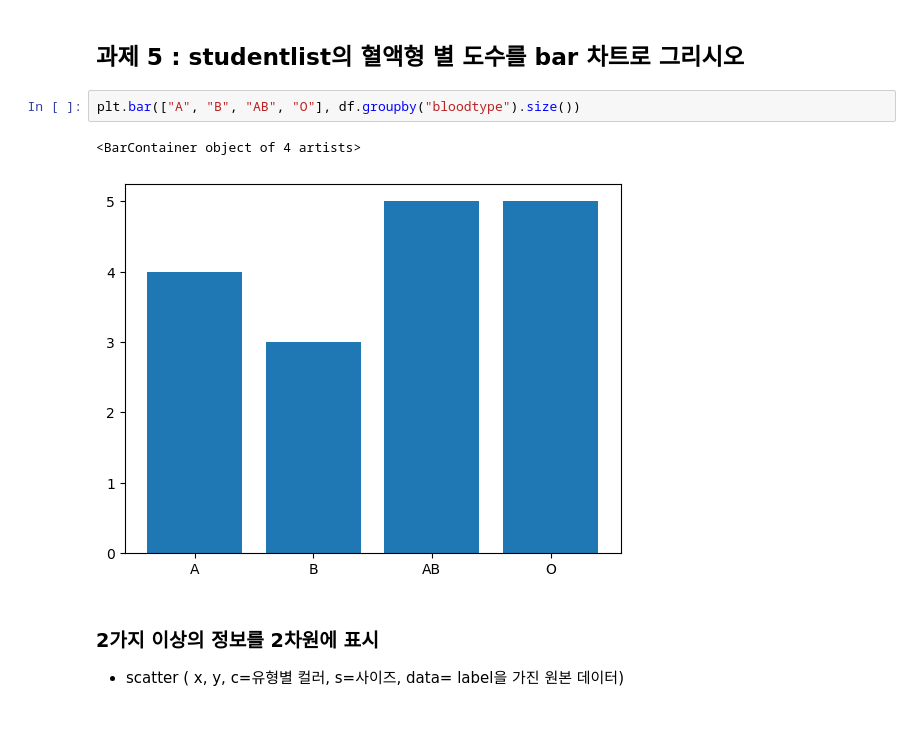
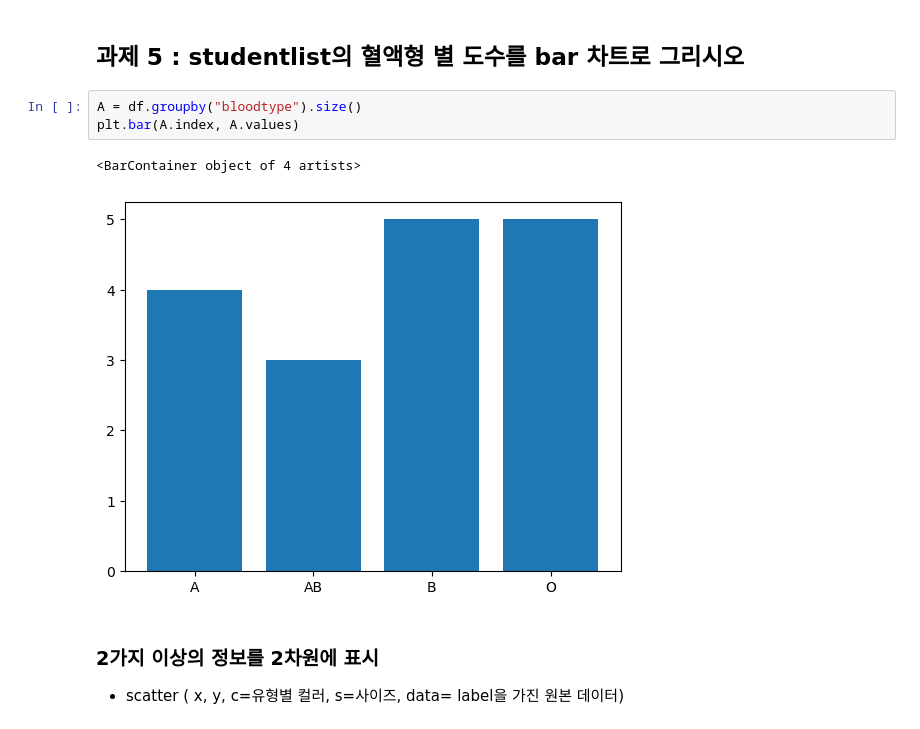
Before and after one commit to siyeonSon/big-data-analysis_ass, a Jupyter notebook: 실습-02/02.ipynb, the cells around one changed output. Cells and saved outputs as stored; diff of their text form.

```diff
--- a/실습-02/02.ipynb
+++ b/실습-02/02.ipynb
@@ -725,11 +719,12 @@ Text(0.5, 0.98, 'Categorical Plotting')
 [figure]
 # %% [markdown]
 ## 과제 5 : studentlist의 혈액형 별 도수를 bar 차트로 그리시오
-# %%
-plt.bar(["A", "B", "AB", "O"], df.groupby("bloodtype").size())
-# %% [output]
-<BarContainer object of 4 artists>
-[figure, removed]
+# %%
+A = df.groupby("bloodtype").size()
+plt.bar(A.index, A.values)
+# %% [output]
+<BarContainer object of 4 artists>
+[figure, added]
 # %% [markdown]
 ### 2가지 이상의 정보를 2차원에 표시
 
```
Also changed, not shown: parts of 1 cell of this notebook.
